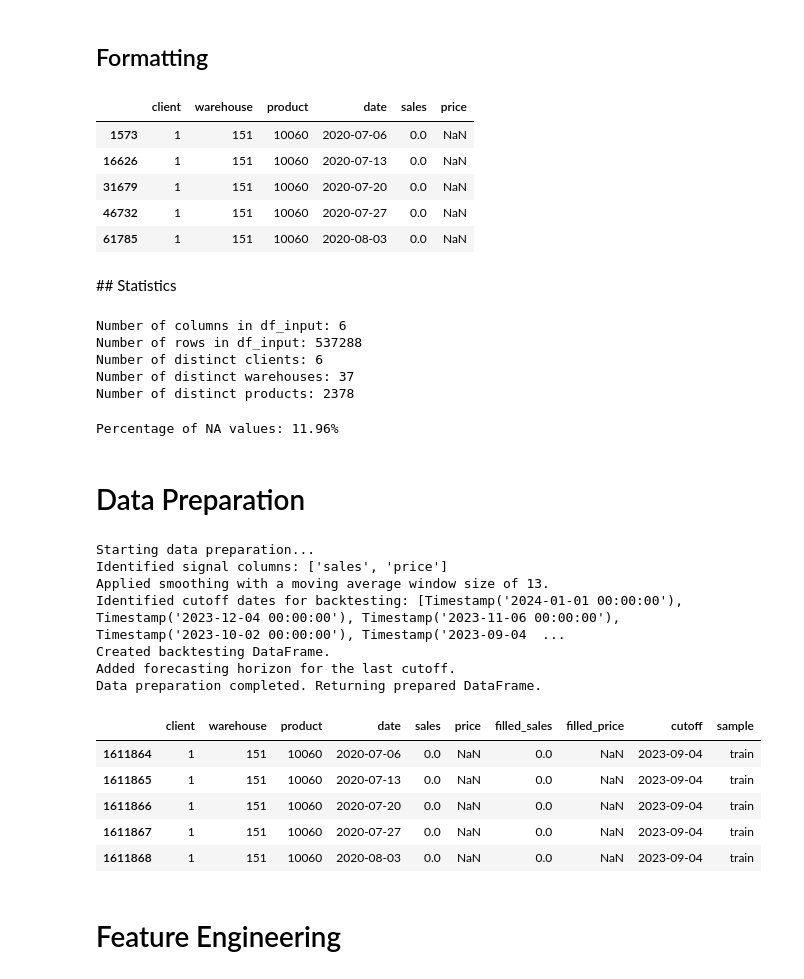
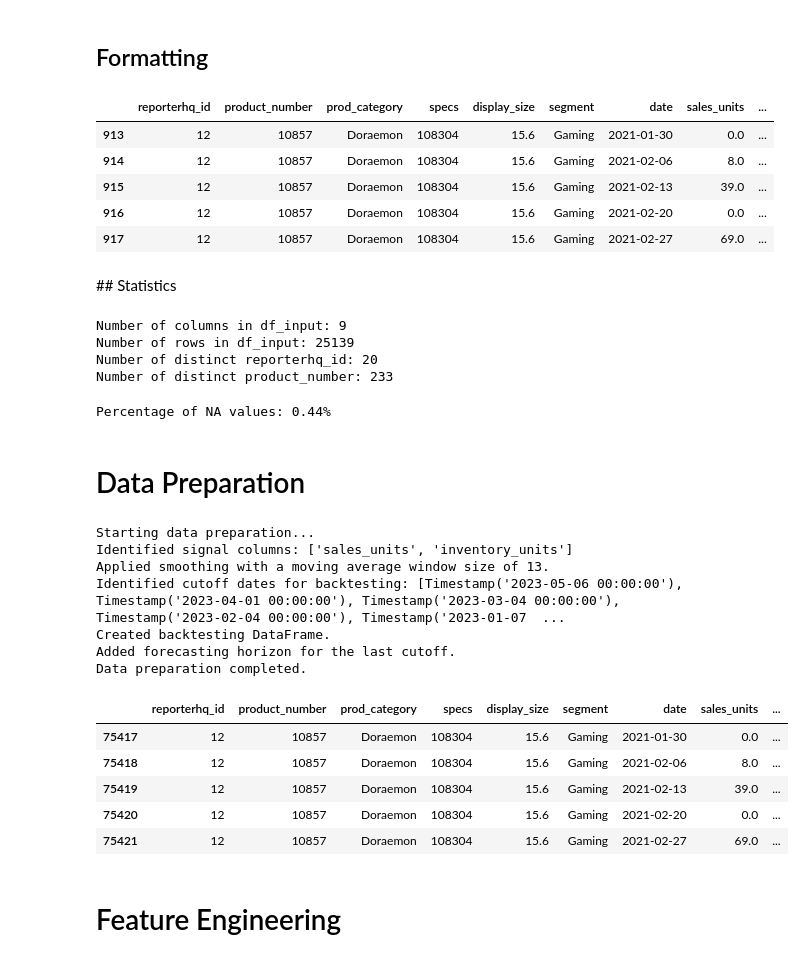
Before and after one commit to ipveka/Forecaster, a Jupyter notebook: notebooks/runner.ipynb, the cells around one changed output. Saved outputs shown, nothing was run; the diff lists cells and outputs as text; code cells hidden in the pictures.

Commit message:
Updated example from HP kaggle

```diff
--- a/notebooks/runner.ipynb
+++ b/notebooks/runner.ipynb
@@ -189,0 +142,7 @@ df_input.head()
+# %%
+# You can use your own data, or use example from: https://www.kaggle.com/competitions/hp-supply-chain-optimization
+# Load data for all phases
+df_input = pd.read_csv('data/train.csv')
+
+# Show
+df_input.head()
@@ -197,30 +163,30 @@ df_input.columns = df_input.columns.str.lower()
 df_input['date'] = pd.to_datetime(df_input['date'])
 
 # Convert each specified column to string
-character_cols = ['client', 'warehouse', 'product']
+character_cols = ['reporterhq_id', 'product_number', 'prod_category', 'specs', 'display_size', 'segment']
 for col in character_cols:
     df_input[col] = df_input[col].astype(str)
 
 # Convert signal columns to numeric, coercing errors to NaN
-signal_cols = ['sales', 'price']
+signal_cols = ['sales_units', 'inventory_units']
 for col in signal_cols:
     df_input[col] = pd.to_numeric(df_input[col], errors='coerce')
 
 # Select the specified columns
-df_input = df_input[['client', 'warehouse', 'product', 'date', 'sales', 'price']]
+df_input = df_input[['reporterhq_id', 'product_number', 'prod_category', 'specs', 'display_size', 'segment', 'date', 'sales_units', 'inventory_units']]
 
 # Sort by 'id_column' and 'date' in ascending order
-df_input = df_input.sort_values(by=['client', 'warehouse', 'product', 'date'])
+df_input = df_input.sort_values(by=['reporterhq_id', 'product_number', 'date'])
 
 # Show
 df_input.head()
 # %% [output]
-|  | client | warehouse | product | date | sales | price |
-| 1573 | 1 | 151 | 10060 | 2020-07-06 | 0.0 | NaN |
-| 16626 | 1 | 151 | 10060 | 2020-07-13 | 0.0 | NaN |
-| 31679 | 1 | 151 | 10060 | 2020-07-20 | 0.0 | NaN |
-| 46732 | 1 | 151 | 10060 | 2020-07-27 | 0.0 | NaN |
-| 61785 | 1 | 151 | 10060 | 2020-08-03 | 0.0 | NaN |
+|  | reporterhq_id | product_number | prod_category | specs | display_size | segment | date | sales_units | ... |
+| 913 | 12 | 10857 | Doraemon | 108304 | 15.6 | Gaming | 2021-01-30 | 0.0 | ... |
+| 914 | 12 | 10857 | Doraemon | 108304 | 15.6 | Gaming | 2021-02-06 | 8.0 | ... |
+| 915 | 12 | 10857 | Doraemon | 108304 | 15.6 | Gaming | 2021-02-13 | 39.0 | ... |
+| 916 | 12 | 10857 | Doraemon | 108304 | 15.6 | Gaming | 2021-02-20 | 0.0 | ... |
+| 917 | 12 | 10857 | Doraemon | 108304 | 15.6 | Gaming | 2021-02-27 | 69.0 | ... |
 # %% [markdown]
 ## Statistics
 # %%
@@ -229,15 +195,13 @@ print(f"Number of columns in df_input: {df_input.shape[1]}")
 print(f"Number of rows in df_input: {df_input.shape[0]}")
 
 # Print the number of distinct values for each specified column
-print(f"Number of distinct clients: {df_input['client'].nunique()}")
-print(f"Number of distinct warehouses: {df_input['warehouse'].nunique()}")
-print(f"Number of distinct products: {df_input['product'].nunique()}")
+print(f"Number of distinct reporterhq_id: {df_input['reporterhq_id'].nunique()}")
+print(f"Number of distinct product_number: {df_input['product_number'].nunique()}")
 # %% [output]
-Number of columns in df_input: 6
-Number of rows in df_input: 537288
-Number of distinct clients: 6
-Number of distinct warehouses: 37
-Number of distinct products: 2378
+Number of columns in df_input: 9
+Number of rows in df_input: 25139
+Number of distinct reporterhq_id: 20
+Number of distinct product_number: 233
 # %%
 # Calculate the percentage of NA values in the entire DataFrame
 total_rows = len(df_input)
@@ -245,7 +209,7 @@ total_na = df_input.isna().sum().sum()
 percent_na_total = (total_na / (total_rows * df_input.shape[1])) * 100
 print(f"Percentage of NA values: {percent_na_total:.2f}%")
 # %% [output]
-Percentage of NA values: 11.96%
+Percentage of NA values: 0.44%
 # %% [markdown]
 # Data Preparation
 # %%
@@ -254,34 +218,34 @@ data_preparation = DataPreparation()
 # %%
 # Run data preparation
 df_data_prepared = data_preparation.run_data_preparation(
     df=df_input,
-    group_cols=['client', 'warehouse', 'product'],
+    group_cols=['reporterhq_id', 'product_number'],
     date_col='date',
-    target='sales',
+    target='inventory_product_units',
     horizon=13,
     freq='W',
     complete_dataframe=False,
     smoothing=True,
     ma_window_size=13,
     n_cutoffs=5
 )
 
 # Show
 df_data_prepared.head()
 # %% [output]
 Starting data preparation...
-Identified signal columns: ['sales', 'price']
+Identified signal columns: ['sales_units', 'inventory_units']
 Applied smoothing with a moving average window size of 13.
-Identified cutoff dates for backtesting: [Timestamp('2024-01-01 00:00:00'), Timestamp('2023-12-04 00:00:00'), Timestamp('2023-11-06 00:00:00'), Timestamp('2023-10-02 00:00:00'), Timestamp('2023-09-04  ...
+Identified cutoff dates for backtesting: [Timestamp('2023-05-06 00:00:00'), Timestamp('2023-04-01 00:00:00'), Timestamp('2023-03-04 00:00:00'), Timestamp('2023-02-04 00:00:00'), Timestamp('2023-01-07  ...
 Created backtesting DataFrame.
 Added forecasting horizon for the last cutoff.
-Data preparation completed. Returning prepared DataFrame.
+Data preparation completed.
-|  | client | warehouse | product | date | sales | price | filled_sales | filled_price | cutoff | sample |
-| 1611864 | 1 | 151 | 10060 | 2020-07-06 | 0.0 | NaN | 0.0 | NaN | 2023-09-04 | train |
-| 1611865 | 1 | 151 | 10060 | 2020-07-13 | 0.0 | NaN | 0.0 | NaN | 2023-09-04 | train |
-| 1611866 | 1 | 151 | 10060 | 2020-07-20 | 0.0 | NaN | 0.0 | NaN | 2023-09-04 | train |
-| 1611867 | 1 | 151 | 10060 | 2020-07-27 | 0.0 | NaN | 0.0 | NaN | 2023-09-04 | train |
-| 1611868 | 1 | 151 | 10060 | 2020-08-03 | 0.0 | NaN | 0.0 | NaN | 2023-09-04 | train |
+|  | reporterhq_id | product_number | prod_category | specs | display_size | segment | date | sales_units | ... |
+| 75417 | 12 | 10857 | Doraemon | 108304 | 15.6 | Gaming | 2021-01-30 | 0.0 | ... |
+| 75418 | 12 | 10857 | Doraemon | 108304 | 15.6 | Gaming | 2021-02-06 | 8.0 | ... |
+| 75419 | 12 | 10857 | Doraemon | 108304 | 15.6 | Gaming | 2021-02-13 | 39.0 | ... |
+| 75420 | 12 | 10857 | Doraemon | 108304 | 15.6 | Gaming | 2021-02-20 | 0.0 | ... |
+| 75421 | 12 | 10857 | Doraemon | 108304 | 15.6 | Gaming | 2021-02-27 | 69.0 | ... |
 # %% [markdown]
 # Feature Engineering
 # %%
```
Also changed, not shown: parts of 29 cells of this notebook, 12 other files.
